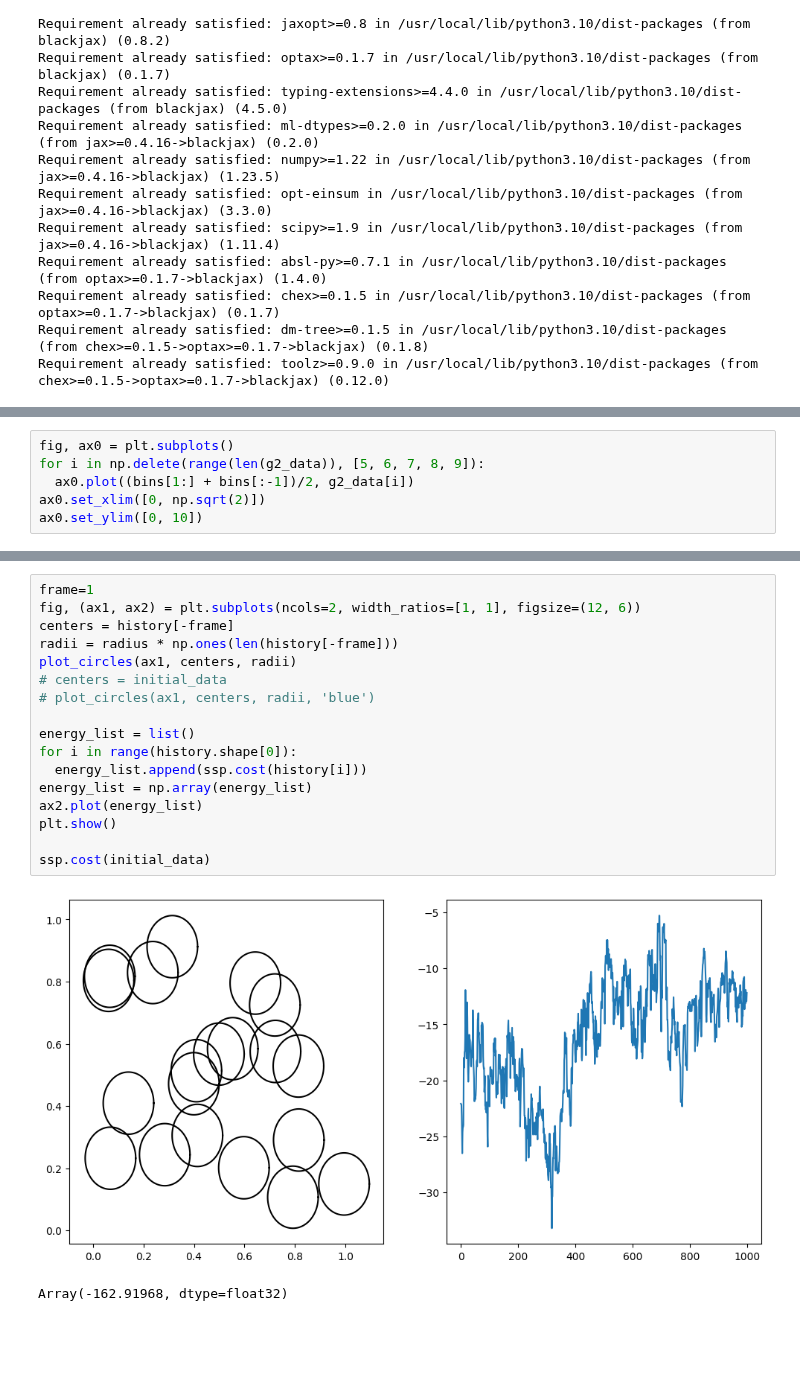
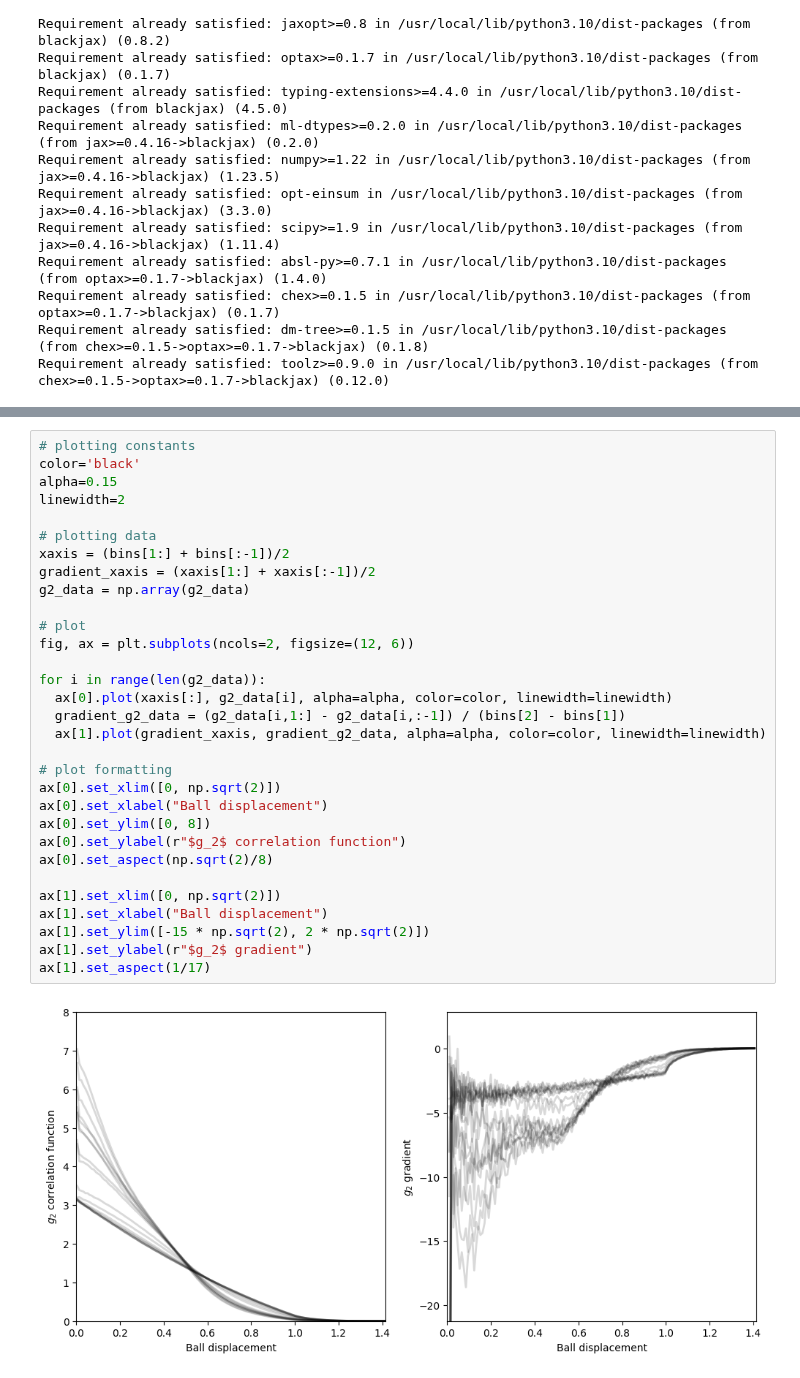
Before and after one commit to Potatoasad/Computational-Physics-Final-Project, a Jupyter notebook: softspheres_blackjax_phase_transition.ipynb, the cells around one changed output, grey strips where cells are left out. Cells and saved outputs as stored; diff of their text form; blank space fills up the shorter version.

Commit message:
Update: cleaner code and graphs, same content

```diff
--- a/softspheres_blackjax_phase_transition.ipynb
+++ b/softspheres_blackjax_phase_transition.ipynb
@@ -136,6 +148,0 @@ Inverse temperature 1024, time elapsed: 26.7065
-# %%
-fig, ax0 = plt.subplots()
-for i in np.delete(range(len(g2_data)), [5, 6, 7, 8, 9]):
-  ax0.plot((bins[1:] + bins[:-1])/2, g2_data[i])
-ax0.set_xlim([0, np.sqrt(2)])
-ax0.set_ylim([0, 10])
@@ -145,20 +149,33 @@ ax0.set_ylim([0, 10])
-# %%
-frame=1
-fig, (ax1, ax2) = plt.subplots(ncols=2, width_ratios=[1, 1], figsize=(12, 6))
-centers = history[-frame]
-radii = radius * np.ones(len(history[-frame]))
-plot_circles(ax1, centers, radii)
-# centers = initial_data
-# plot_circles(ax1, centers, radii, 'blue')
-
-energy_list = list()
-for i in range(history.shape[0]):
-  energy_list.append(ssp.cost(history[i]))
-energy_list = np.array(energy_list)
-ax2.plot(energy_list)
-plt.show()
-
-ssp.cost(initial_data)
-# %% [output]
-[figure, removed]
-Array(-162.91968, dtype=float32)
+# %%
+# plotting constants
+color='black'
+alpha=0.15
+linewidth=2
+
+# plotting data
+xaxis = (bins[1:] + bins[:-1])/2
+gradient_xaxis = (xaxis[1:] + xaxis[:-1])/2
+g2_data = np.array(g2_data)
+
+# plot
+fig, ax = plt.subplots(ncols=2, figsize=(12, 6))
+
+for i in range(len(g2_data)):
+  ax[0].plot(xaxis[:], g2_data[i], alpha=alpha, color=color, linewidth=linewidth)
+  gradient_g2_data = (g2_data[i,1:] - g2_data[i,:-1]) / (bins[2] - bins[1])
+  ax[1].plot(gradient_xaxis, gradient_g2_data, alpha=alpha, color=color, linewidth=linewidth)
+
+# plot formatting
+ax[0].set_xlim([0, np.sqrt(2)])
+ax[0].set_xlabel("Ball displacement")
+ax[0].set_ylim([0, 8])
+ax[0].set_ylabel(r"$g_2$ correlation function")
+ax[0].set_aspect(np.sqrt(2)/8)
+
+ax[1].set_xlim([0, np.sqrt(2)])
+ax[1].set_xlabel("Ball displacement")
+ax[1].set_ylim([-15 * np.sqrt(2), 2 * np.sqrt(2)])
+ax[1].set_ylabel(r"$g_2$ gradient")
+ax[1].set_aspect(1/17)
+# %% [output]
+[figure, added]
```
Also changed, not shown: parts of 8 cells of this notebook.
